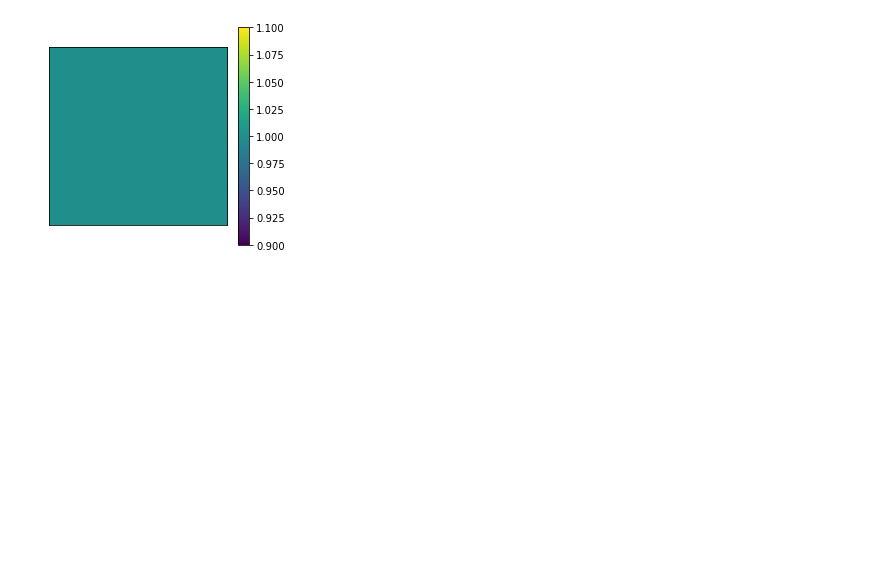
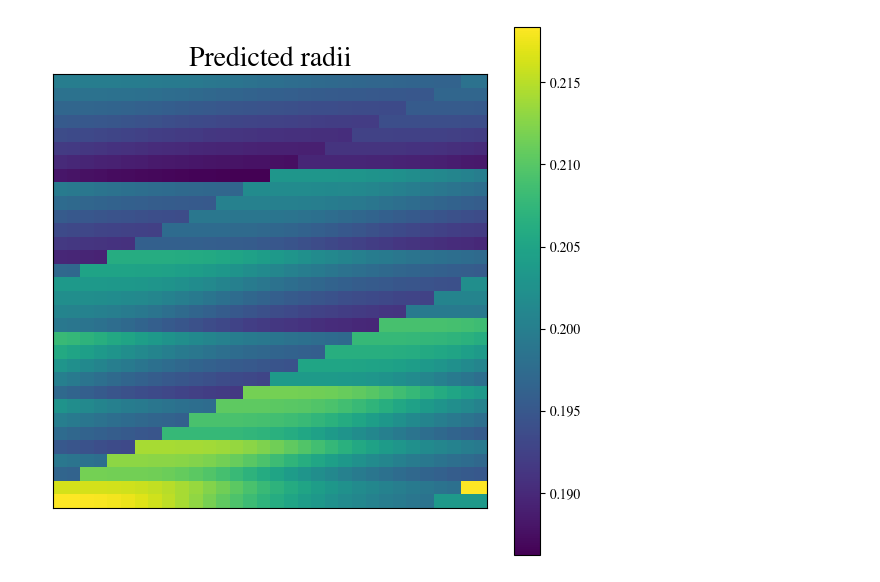
Before and after one commit to theavage/Master-project, a Jupyter notebook: network/test.ipynb, the cells around one changed output. Saved outputs shown, nothing was run; the diff lists cells and outputs as text; code cells hidden in the pictures; blank space fills up the shorter version.

```diff
--- a/network/test.ipynb
+++ b/network/test.ipynb
@@ -1,4 +1,9 @@
 # %%
 import numpy as np
 import matplotlib.pyplot as plt
-radi = np.load('signal.npy')
+from dmipy.core.acquisition_scheme import acquisition_scheme_from_schemefile
+signal = np.load('signal.npy')
+radi = np.load('radii.npy')
+f_sphere = np.load('f_sphere.npy')
+f_ball = np.load('f_ball.npy')
+f_stick = np.load('f_stick.npy')
@@ -9,9 +10,21 @@ vis = radi[16:].reshape(32,32)
-# %%
-fig, ax = plt.subplots(1,figsize=(4,4))
-
-image = ax.imshow(vis)
-cb = fig.colorbar(image,ax=ax)
-ax.get_xaxis().set_visible(False)
-ax.get_yaxis().set_visible(False)
-# %% [output]
-[figure, removed]
+# %%
+s = signal[64:].reshape(32,32,120)
+r = radi[64:].reshape(32,32)
+f_s = f_sphere[64:].reshape(32,32)
+f_b = f_ball[64:].reshape(32,32)
+f_stick = f_stick[64:].reshape(32,32)
+# %%
+plt.rcParams["font.family"] = "times"
+plt.rcParams["figure.dpi"] = 100
+plt.rcParams['savefig.dpi'] = 300
+plt.rcParams['font.size'] = 10
+
+fig, ax = plt.subplots(1,figsize = (7,7))
+im = ax.imshow(r)
+
+ax.get_xaxis().set_visible(False)
+ax.get_yaxis().set_visible(False)
+ax.set_title('Predicted radii',size=20)
+cb1 = fig.colorbar(im,ax=ax)
+# %% [output]
+[figure, added]
```
Also changed, not shown: parts of 4 cells of this notebook, 20 other files.
